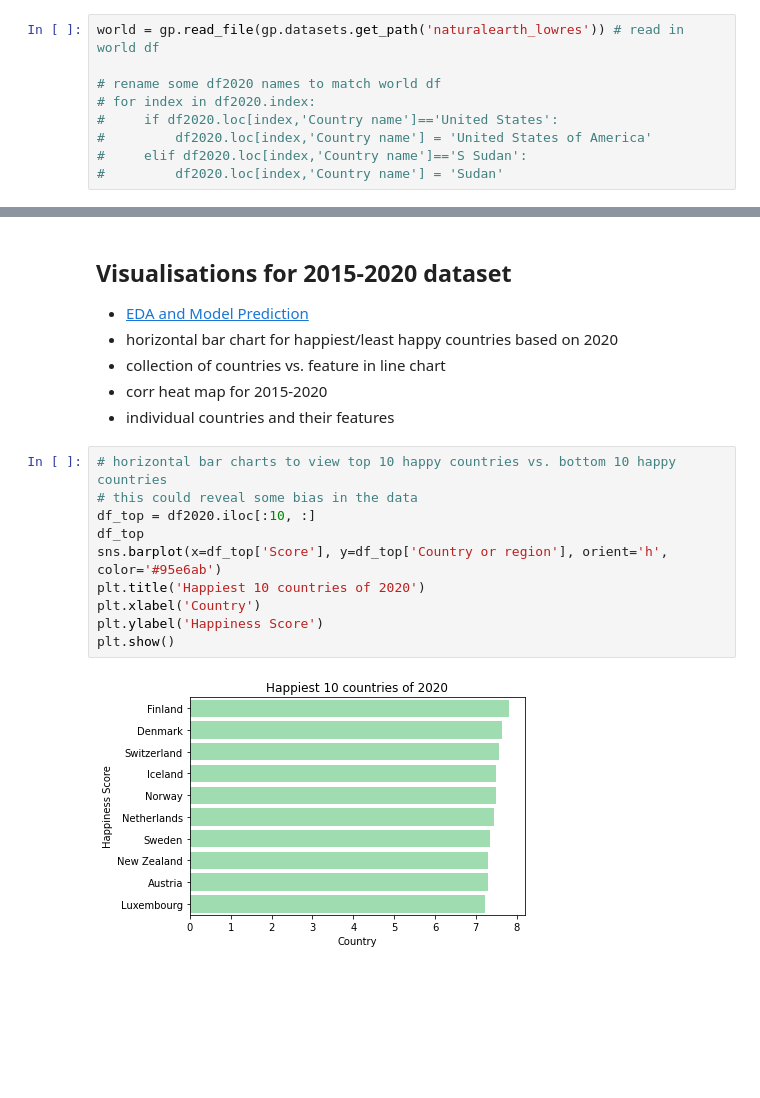
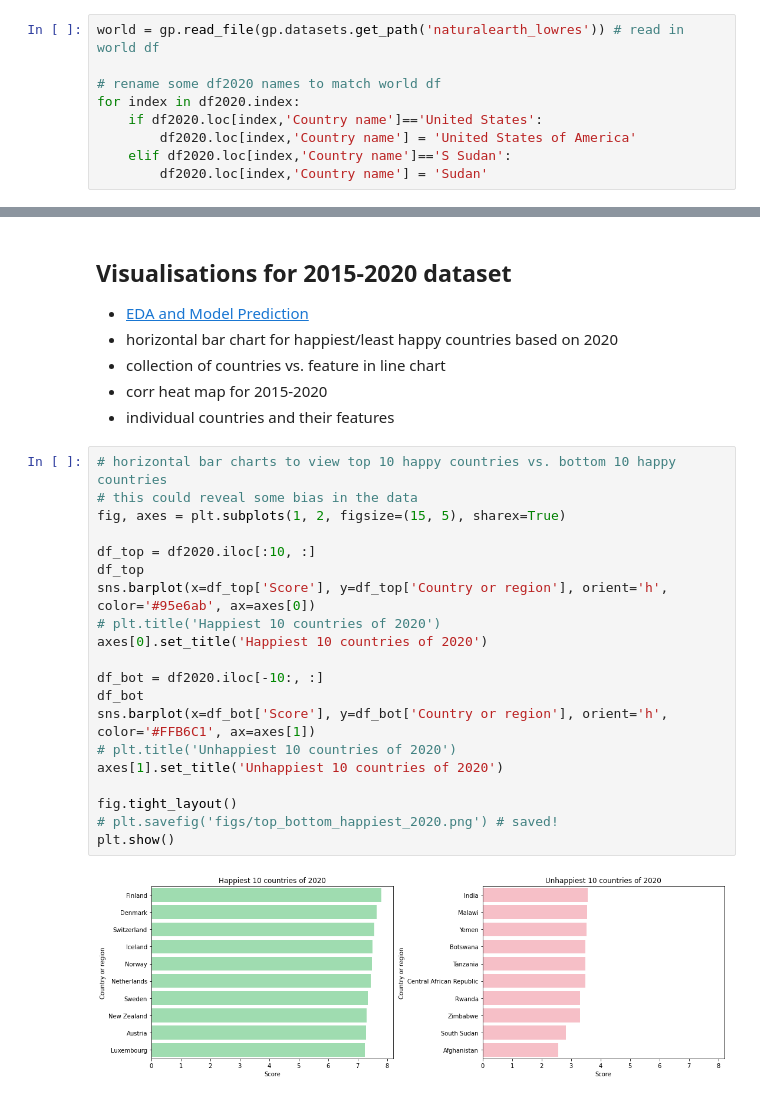
Before and after one commit to tterrytran95/happinesspro, a Jupyter notebook: EDA for potential datasets.ipynb, the cells around one changed output, grey strips where cells are left out. Drawn from its saved outputs; the diff is of its cells as text; blank space fills up the shorter version.

```diff
--- a/EDA for potential datasets.ipynb
+++ b/EDA for potential datasets.ipynb
@@ -108,10 +122,10 @@ pip3 install geopandas
 world = gp.read_file(gp.datasets.get_path('naturalearth_lowres')) # read in world df
 
 # rename some df2020 names to match world df
-# for index in df2020.index:
-#     if df2020.loc[index,'Country name']=='United States':
-#         df2020.loc[index,'Country name'] = 'United States of America'
-#     elif df2020.loc[index,'Country name']=='S Sudan':
-#         df2020.loc[index,'Country name'] = 'Sudan'
+for index in df2020.index:
+    if df2020.loc[index,'Country name']=='United States':
+        df2020.loc[index,'Country name'] = 'United States of America'
+    elif df2020.loc[index,'Country name']=='S Sudan':
+        df2020.loc[index,'Country name'] = 'Sudan'
 # %%
 # merge world and 2020 df scores
@@ -204,12 +217,22 @@ df
 # %%
 # horizontal bar charts to view top 10 happy countries vs. bottom 10 happy countries
 # this could reveal some bias in the data
+fig, axes = plt.subplots(1, 2, figsize=(15, 5), sharex=True)
+
 df_top = df2020.iloc[:10, :]
 df_top
-sns.barplot(x=df_top['Score'], y=df_top['Country or region'], orient='h', color='#95e6ab')
-plt.title('Happiest 10 countries of 2020')
-plt.xlabel('Country')
-plt.ylabel('Happiness Score')
+sns.barplot(x=df_top['Score'], y=df_top['Country or region'], orient='h', color='#95e6ab', ax=axes[0])
+# plt.title('Happiest 10 countries of 2020')
+axes[0].set_title('Happiest 10 countries of 2020')
+
+df_bot = df2020.iloc[-10:, :]
+df_bot
+sns.barplot(x=df_bot['Score'], y=df_bot['Country or region'], orient='h', color='#FFB6C1', ax=axes[1])
+# plt.title('Unhappiest 10 countries of 2020')
+axes[1].set_title('Unhappiest 10 countries of 2020')
+
+fig.tight_layout()
+# plt.savefig('figs/top_bottom_happiest_2020.png') # saved!
 plt.show()
 # %% [output]
-[figure, old version]
+[figure, new version]
```
Also changed, not shown: parts of 24 cells of this notebook, 2 other files.
